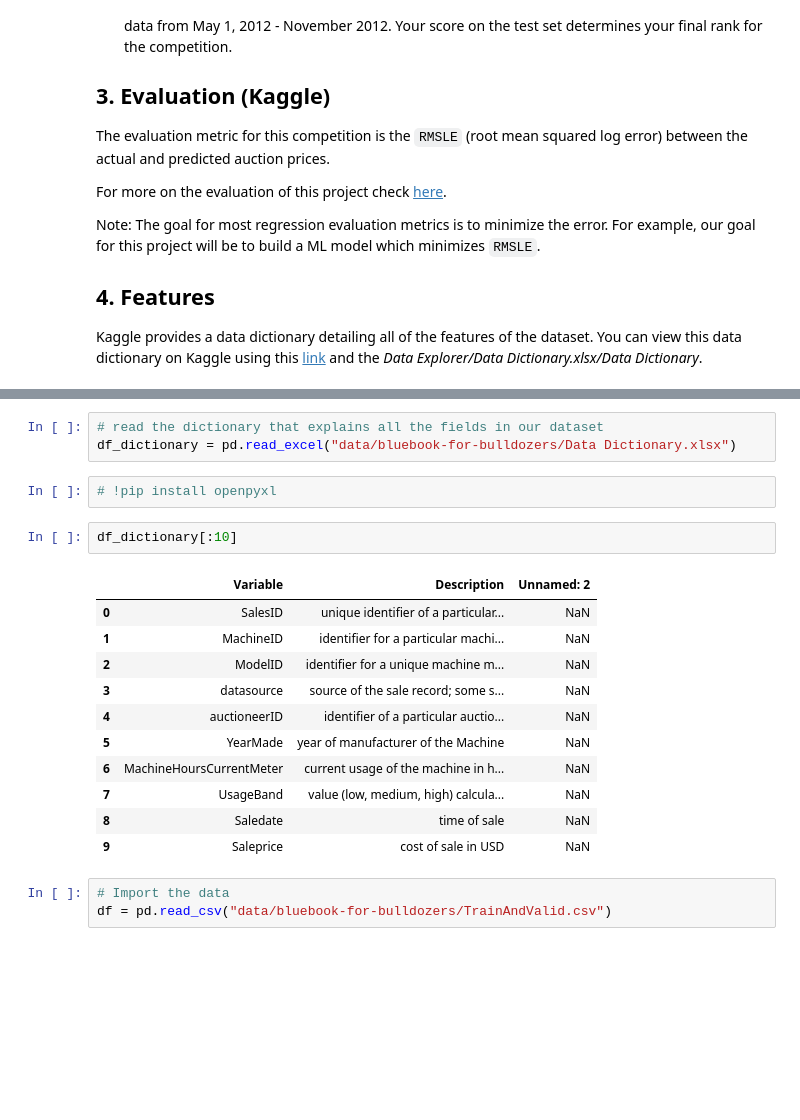
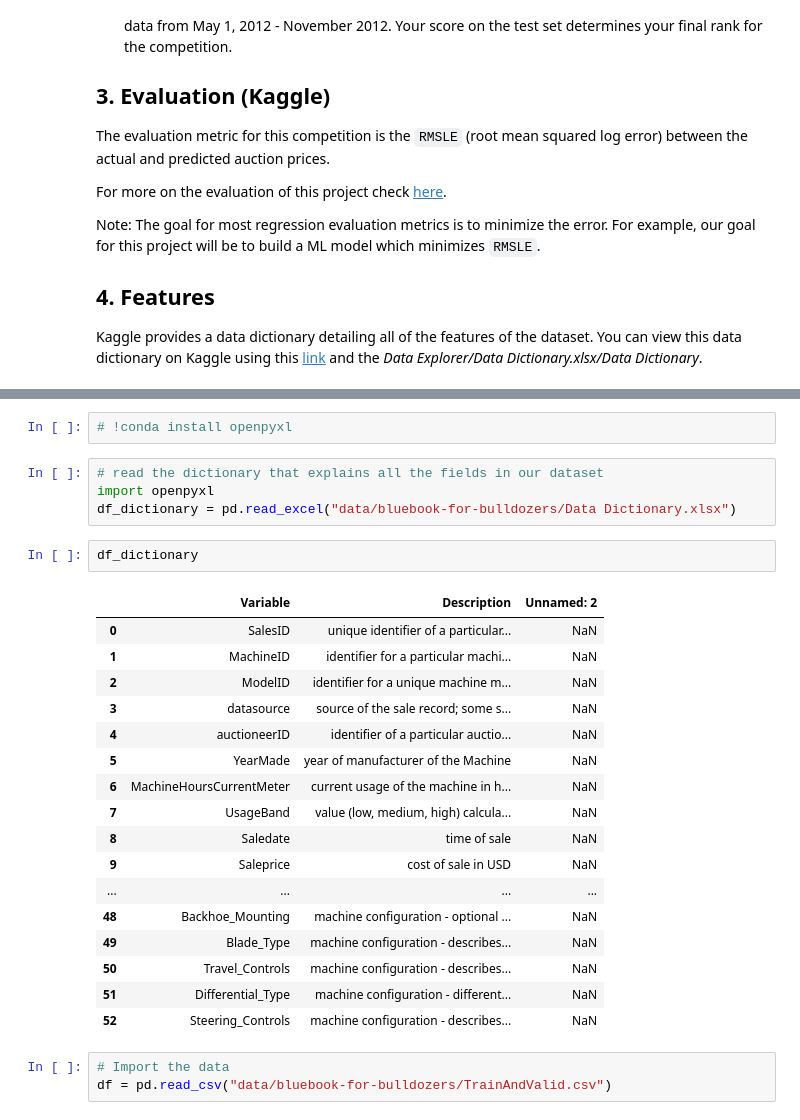
Before and after one commit to rosustefan/complete_ml_ds_bootcamp_2023, a Jupyter notebook: bulldozer-price-prediction-project/end-to-end-bulldozer-price-regression.ipynb, the cells around one changed output, grey strips where cells are left out. Drawn from its saved outputs; the diff is of its cells as text; blank space fills up the shorter version.

```diff
--- a/bulldozer-price-prediction-project/end-to-end-bulldozer-price-regression.ipynb
+++ b/bulldozer-price-prediction-project/end-to-end-bulldozer-price-regression.ipynb
@@ -66,24 +73,31 @@ import sklearn
 # %% [markdown]
 ![](data/6-step-ml-framework.png)
+# %%
+# !conda install openpyxl
 # %%
 # read the dictionary that explains all the fields in our dataset
+import openpyxl
 df_dictionary = pd.read_excel("data/bluebook-for-bulldozers/Data Dictionary.xlsx")
-# %%
-# !pip install openpyxl
-# %%
-df_dictionary[:10]
-# %% [output]
-|  | Variable | Description | Unnamed: 2 |
-| 0 | SalesID | unique identifier of a particular... | NaN |
-| 1 | MachineID | identifier for a particular machi... | NaN |
-| 2 | ModelID | identifier for a unique machine m... | NaN |
-| 3 | datasource | source of the sale record; some s... | NaN |
-| 4 | auctioneerID | identifier of a particular auctio... | NaN |
-| 5 | YearMade | year of manufacturer of the Machine | NaN |
-| 6 | MachineHoursCurrentMeter | current usage of the machine in h... | NaN |
-| 7 | UsageBand | value (low, medium, high) calcula... | NaN |
-| 8 | Saledate | time of sale | NaN |
-| 9 | Saleprice | cost of sale in USD | NaN |
+# %%
+df_dictionary
+# %% [output]
+|  | Variable | Description | Unnamed: 2 |
+| 0 | SalesID | unique identifier of a particular... | NaN |
+| 1 | MachineID | identifier for a particular machi... | NaN |
+| 2 | ModelID | identifier for a unique machine m... | NaN |
+| 3 | datasource | source of the sale record; some s... | NaN |
+| 4 | auctioneerID | identifier of a particular auctio... | NaN |
+| 5 | YearMade | year of manufacturer of the Machine | NaN |
+| 6 | MachineHoursCurrentMeter | current usage of the machine in h... | NaN |
+| 7 | UsageBand | value (low, medium, high) calcula... | NaN |
+| 8 | Saledate | time of sale | NaN |
+| 9 | Saleprice | cost of sale in USD | NaN |
+| ... | ... | ... | ... |
+| 48 | Backhoe_Mounting | machine configuration - optional ... | NaN |
+| 49 | Blade_Type | machine configuration - describes... | NaN |
+| 50 | Travel_Controls | machine configuration - describes... | NaN |
+| 51 | Differential_Type | machine configuration - different... | NaN |
+| 52 | Steering_Controls | machine configuration - describes... | NaN |
 # %%
 # Import the data
 df = pd.read_csv("data/bluebook-for-bulldozers/TrainAndValid.csv")
```
Also changed, not shown: parts of 54 cells of this notebook, 1 other file.
